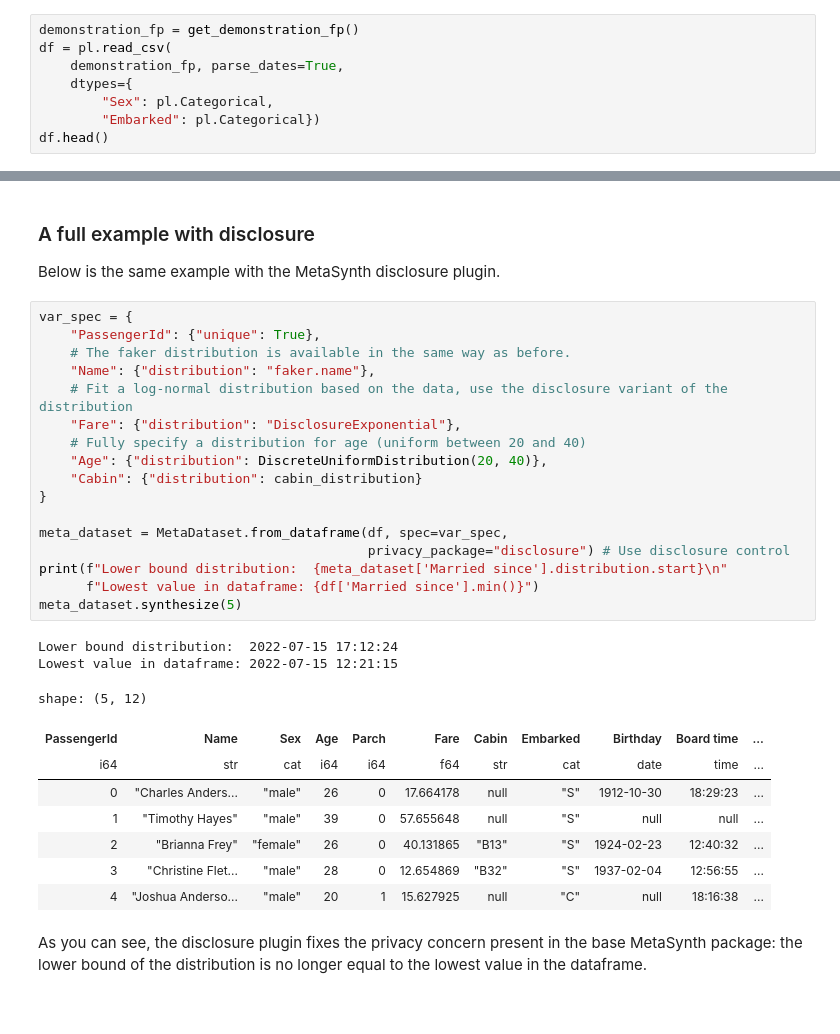
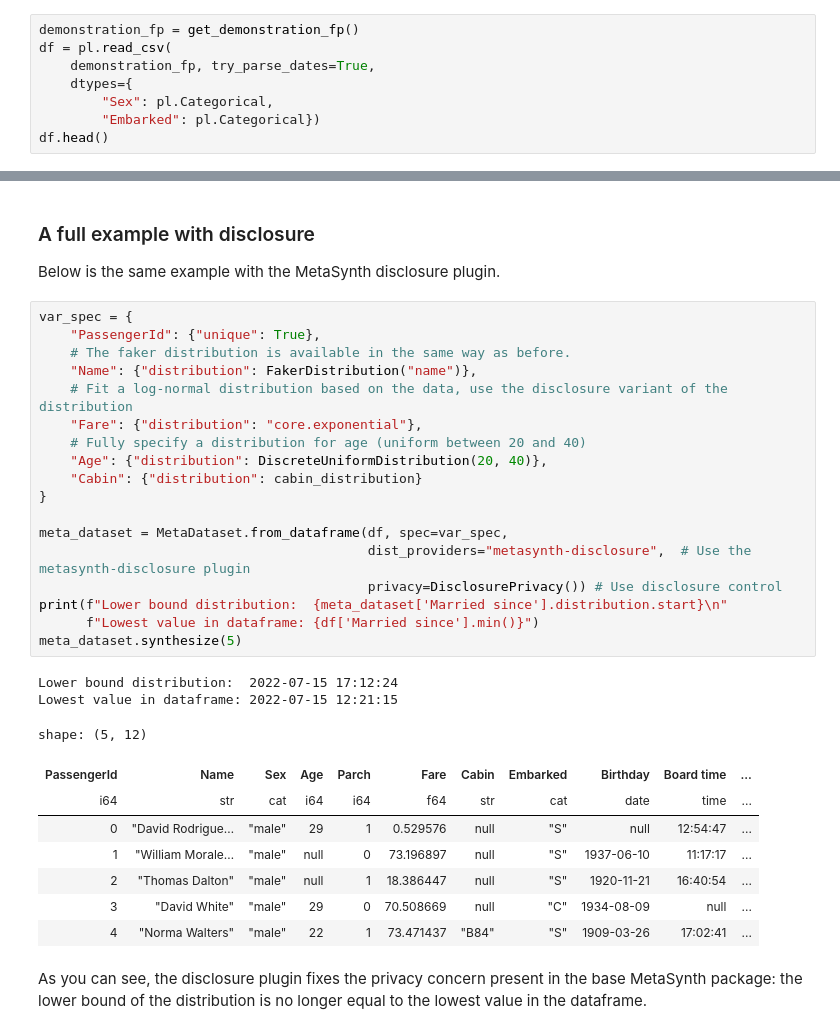
Before and after one commit to sodascience/metasyn-disclosure-control, a Jupyter notebook: examples/tutorial.ipynb, the cells around one changed output, grey strips where cells are left out. Cells and saved outputs as stored; diff of their text form.

```diff
--- a/examples/tutorial.ipynb
+++ b/examples/tutorial.ipynb
@@ -15,7 +22,7 @@ The first step in creating the metadata is reading and converting your dataset t
 # %%
 demonstration_fp = get_demonstration_fp()
 df = pl.read_csv(
-    demonstration_fp, parse_dates=True,
+    demonstration_fp, try_parse_dates=True,
     dtypes={
         "Sex": pl.Categorical,
         "Embarked": pl.Categorical})
@@ -70,31 +78,32 @@ Below is the same example with the MetaSynth disclosure plugin.
 # %%
 var_spec = {
     "PassengerId": {"unique": True},
     # The faker distribution is available in the same way as before.
-    "Name": {"distribution": "faker.name"},
+    "Name": {"distribution": FakerDistribution("name")},
     # Fit a log-normal distribution based on the data, use the disclosure variant of the distribution
-    "Fare": {"distribution": "DisclosureExponential"},
+    "Fare": {"distribution": "core.exponential"},
     # Fully specify a distribution for age (uniform between 20 and 40)
     "Age": {"distribution": DiscreteUniformDistribution(20, 40)},
     "Cabin": {"distribution": cabin_distribution}
 }
 
 meta_dataset = MetaDataset.from_dataframe(df, spec=var_spec,
-                                          privacy_package="disclosure") # Use disclosure control
+                                          dist_providers="metasynth-disclosure",  # Use the metasynth-disclosure plugin
+                                          privacy=DisclosurePrivacy()) # Use disclosure control
 print(f"Lower bound distribution:  {meta_dataset['Married since'].distribution.start}\n"
       f"Lowest value in dataframe: {df['Married since'].min()}")
 meta_dataset.synthesize(5)
 # %% [output]
 Lower bound distribution:  2022-07-15 17:12:24
 Lowest value in dataframe: 2022-07-15 12:21:15
 shape: (5, 12)
 | PassengerId | Name | Sex | Age | Parch | Fare | Cabin | Embarked | Birthday | Board time | ... |
 | i64 | str | cat | i64 | i64 | f64 | str | cat | date | time | ... |
-| 0 | "Charles Anders... | "male" | 26 | 0 | 17.664178 | null | "S" | 1912-10-30 | 18:29:23 | ... |
-| 1 | "Timothy Hayes" | "male" | 39 | 0 | 57.655648 | null | "S" | null | null | ... |
-| 2 | "Brianna Frey" | "female" | 26 | 0 | 40.131865 | "B13" | "S" | 1924-02-23 | 12:40:32 | ... |
-| 3 | "Christine Flet... | "male" | 28 | 0 | 12.654869 | "B32" | "S" | 1937-02-04 | 12:56:55 | ... |
-| 4 | "Joshua Anderso... | "male" | 20 | 1 | 15.627925 | null | "C" | null | 18:16:38 | ... |
+| 0 | "David Rodrigue… | "male" | 29 | 1 | 0.529576 | null | "S" | null | 12:54:47 | ... |
+| 1 | "William Morale… | "male" | null | 0 | 73.196897 | null | "S" | 1937-06-10 | 11:17:17 | ... |
+| 2 | "Thomas Dalton" | "male" | null | 1 | 18.386447 | null | "S" | 1920-11-21 | 16:40:54 | ... |
+| 3 | "David White" | "male" | 29 | 0 | 70.508669 | null | "C" | 1934-08-09 | null | ... |
+| 4 | "Norma Walters" | "male" | 22 | 1 | 73.471437 | "B84" | "S" | 1909-03-26 | 17:02:41 | ... |
 # %% [markdown]
 As you can see, the disclosure plugin fixes the privacy concern present in the base MetaSynth package: the lower bound of the distribution is no longer equal to the lowest value in the dataframe.
 # %% [markdown]
```
Also changed, not shown: parts of 7 cells of this notebook, 13 other files.
